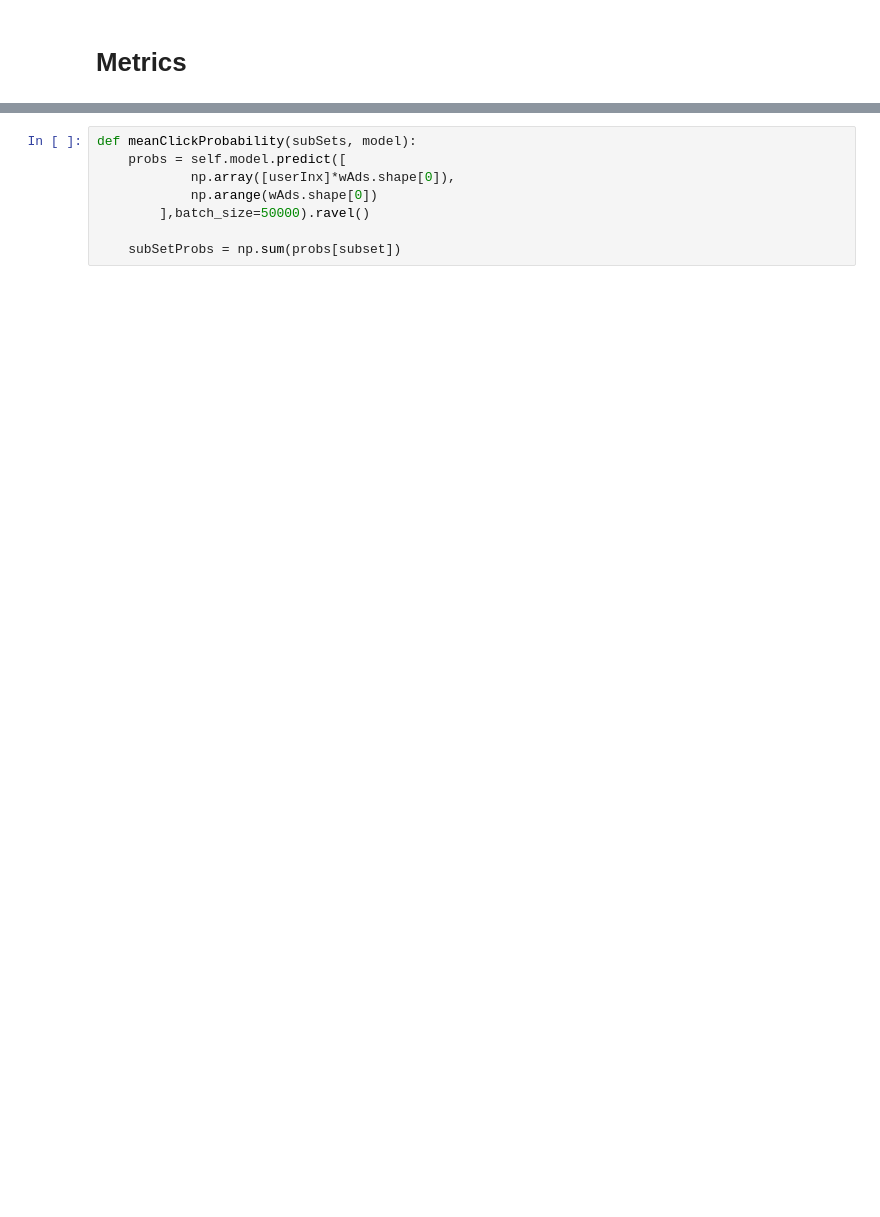
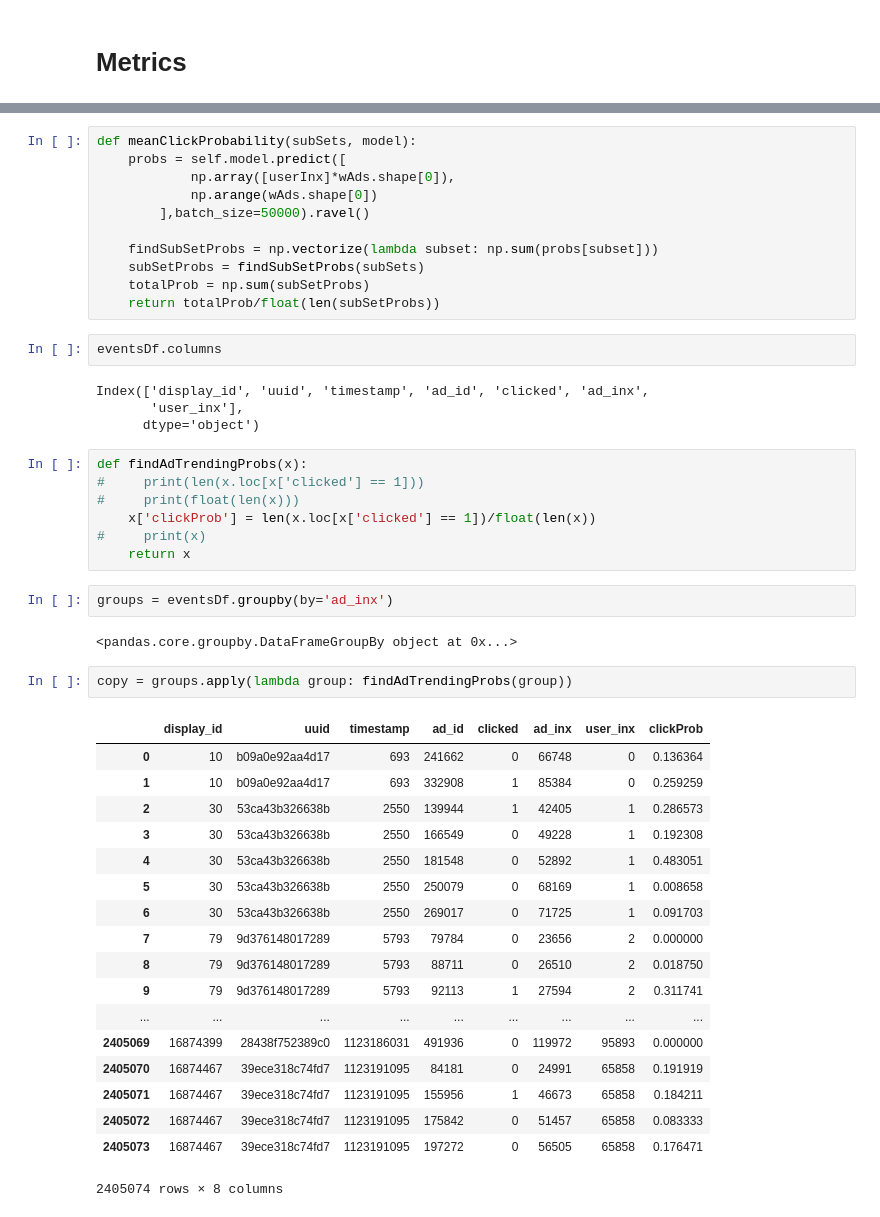
Before and after one commit to felipeltr/advml, a Jupyter notebook: NearestNeighbor.ipynb, the cells around one changed output, grey strips where cells are left out. Saved outputs shown, nothing was run; the diff lists cells and outputs as text; blank space fills up the shorter version.

Commit message:
return subsets for trending ads

```diff
--- a/NearestNeighbor.ipynb
+++ b/NearestNeighbor.ipynb
@@ -121,4 +130,45 @@ def meanClickProbability(subSets, model):
             np.arange(wAds.shape[0])
         ],batch_size=50000).ravel()
 
-    subSetProbs = np.sum(probs[subset])
+    findSubSetProbs = np.vectorize(lambda subset: np.sum(probs[subset]))
+    subSetProbs = findSubSetProbs(subSets)
+    totalProb = np.sum(subSetProbs)
+    return totalProb/float(len(subSetProbs))
+# %%
+eventsDf.columns
+# %% [output]
+Index(['display_id', 'uuid', 'timestamp', 'ad_id', 'clicked', 'ad_inx',
+       'user_inx'],
+      dtype='object')
+# %%
+def findAdTrendingProbs(x):
+#     print(len(x.loc[x['clicked'] == 1]))
+#     print(float(len(x)))
+    x['clickProb'] = len(x.loc[x['clicked'] == 1])/float(len(x))
+#     print(x)
+    return x
+# %%
+groups = eventsDf.groupby(by='ad_inx')
+# %% [output]
+<pandas.core.groupby.DataFrameGroupBy object at 0x...>
+# %%
+copy = groups.apply(lambda group: findAdTrendingProbs(group))
+# %% [output]
+|  | display_id | uuid | timestamp | ad_id | clicked | ad_inx | user_inx | clickProb |
+| 0 | 10 | b09a0e92aa4d17 | 693 | 241662 | 0 | 66748 | 0 | 0.136364 |
+| 1 | 10 | b09a0e92aa4d17 | 693 | 332908 | 1 | 85384 | 0 | 0.259259 |
+| 2 | 30 | 53ca43b326638b | 2550 | 139944 | 1 | 42405 | 1 | 0.286573 |
+| 3 | 30 | 53ca43b326638b | 2550 | 166549 | 0 | 49228 | 1 | 0.192308 |
+| 4 | 30 | 53ca43b326638b | 2550 | 181548 | 0 | 52892 | 1 | 0.483051 |
+| 5 | 30 | 53ca43b326638b | 2550 | 250079 | 0 | 68169 | 1 | 0.008658 |
+| 6 | 30 | 53ca43b326638b | 2550 | 269017 | 0 | 71725 | 1 | 0.091703 |
+| 7 | 79 | 9d376148017289 | 5793 | 79784 | 0 | 23656 | 2 | 0.000000 |
+| 8 | 79 | 9d376148017289 | 5793 | 88711 | 0 | 26510 | 2 | 0.018750 |
+| 9 | 79 | 9d376148017289 | 5793 | 92113 | 1 | 27594 | 2 | 0.311741 |
+| ... | ... | ... | ... | ... | ... | ... | ... | ... |
+| 2405069 | 16874399 | 28438f752389c0 | 1123186031 | 491936 | 0 | 119972 | 95893 | 0.000000 |
+| 2405070 | 16874467 | 39ece318c74fd7 | 1123191095 | 84181 | 0 | 24991 | 65858 | 0.191919 |
+| 2405071 | 16874467 | 39ece318c74fd7 | 1123191095 | 155956 | 1 | 46673 | 65858 | 0.184211 |
+| 2405072 | 16874467 | 39ece318c74fd7 | 1123191095 | 175842 | 0 | 51457 | 65858 | 0.083333 |
+| 2405073 | 16874467 | 39ece318c74fd7 | 1123191095 | 197272 | 0 | 56505 | 65858 | 0.176471 |
+2405074 rows × 8 columns
```
Also changed, not shown: parts of 15 cells of this notebook.
